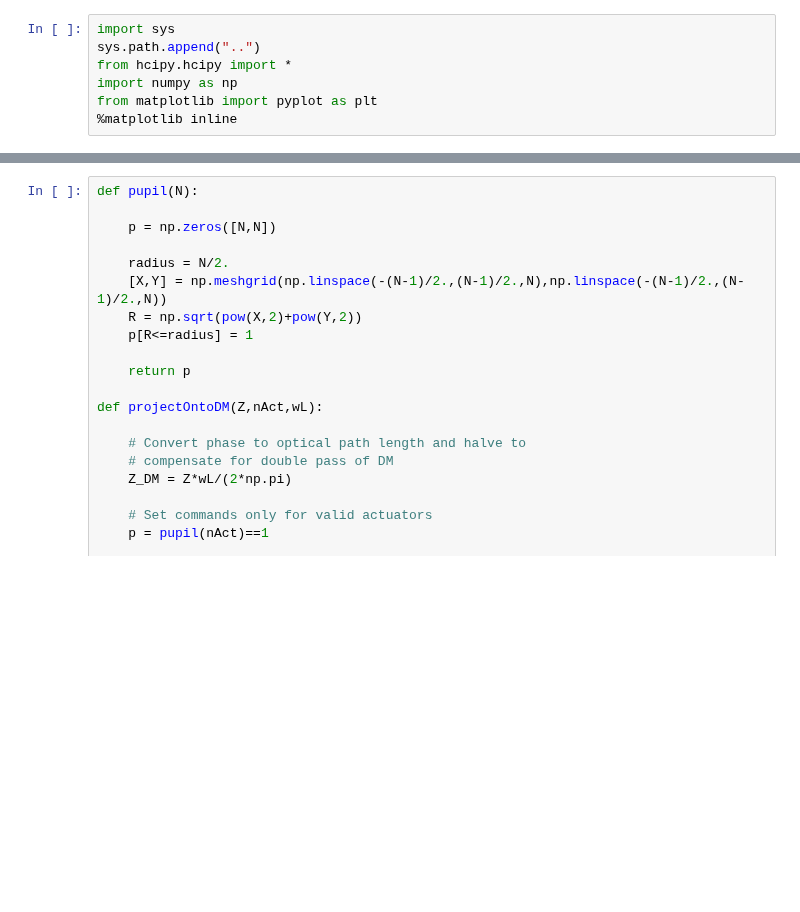
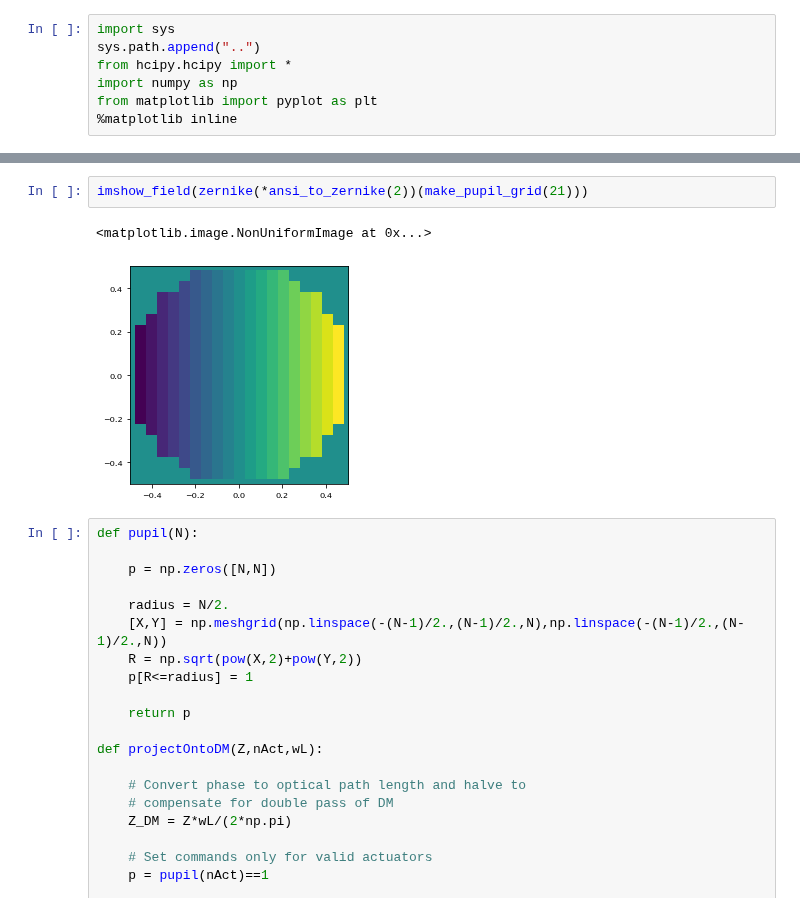
Before and after one commit to aditya-sengupta/tip-tilt-control, a Jupyter notebook: tip-tilt/dev/turbulence.ipynb, the cells around one changed output, grey strips where cells are left out. Drawn from its saved outputs; the diff is of its cells as text; blank space fills up the shorter version.

```diff
--- a/tip-tilt/dev/turbulence.ipynb
+++ b/tip-tilt/dev/turbulence.ipynb
@@ -8,3 +14,8 @@ from matplotlib import pyplot as plt
+# %%
+imshow_field(zernike(*ansi_to_zernike(2))(make_pupil_grid(21)))
+# %% [output]
+<matplotlib.image.NonUniformImage at 0x...>
+[figure, added]
 # %%
 def pupil(N):
 
```
Also changed, not shown: parts of 6 cells of this notebook.
